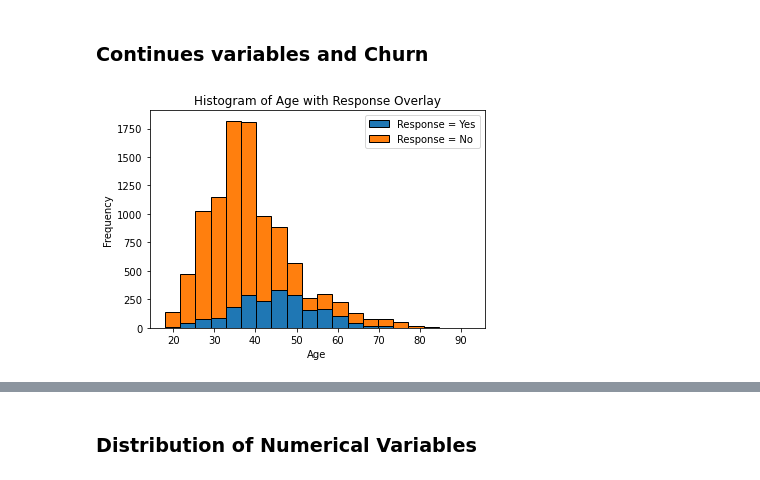
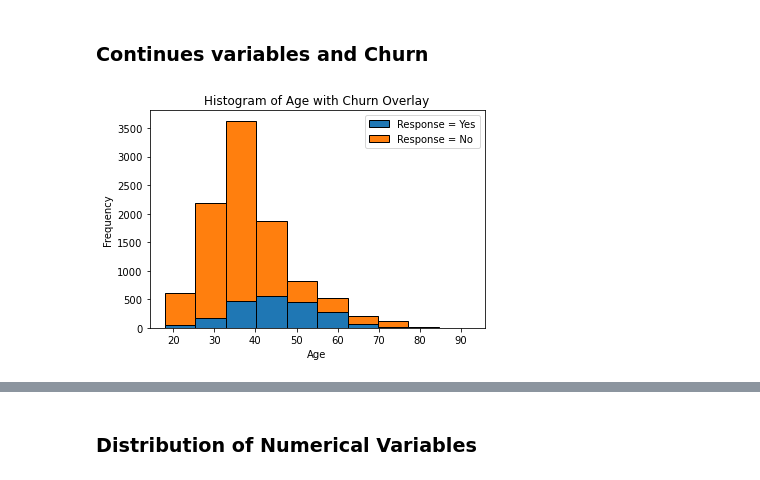
Before and after one commit to Fatemeh-Khosravi/Customer-Churn-Prediction, a Jupyter notebook: ADS505-FinalProject-ChrunPrediction.ipynb, the cells around one changed output, grey strips where cells are left out. Cells and saved outputs as stored; diff of their text form; code cells hidden in the pictures.

```diff
--- a/ADS505-FinalProject-ChrunPrediction.ipynb
+++ b/ADS505-FinalProject-ChrunPrediction.ipynb
@@ -239,13 +239,13 @@ country_Germany -- .4 with balance; -.33 with country_Spain
 # %% [markdown]
 ### Continues variables and Churn
 # %%
-a=bank[bank.churn ==1]['age']
+a=bank[bank.churn==1]['age']
 b=bank[bank.churn==0]['age']
-plt.hist([a,b], bins=20, edgecolor='black', stacked = True)
+(n,bins,patches) = plt.hist([a, b], edgecolor='black',bins = 10, stacked = True)
 plt.legend(['Response = Yes', 'Response = No'])
-plt.title('Histogram of Age with Response Overlay')
+plt.title('Histogram of Age with Churn Overlay')
 plt.xlabel('Age')
 plt.ylabel('Frequency')
 plt.show()
 # %% [output]
-[figure, old version]
+[figure, new version]
```
Also changed, not shown: parts of 7 cells of this notebook.
